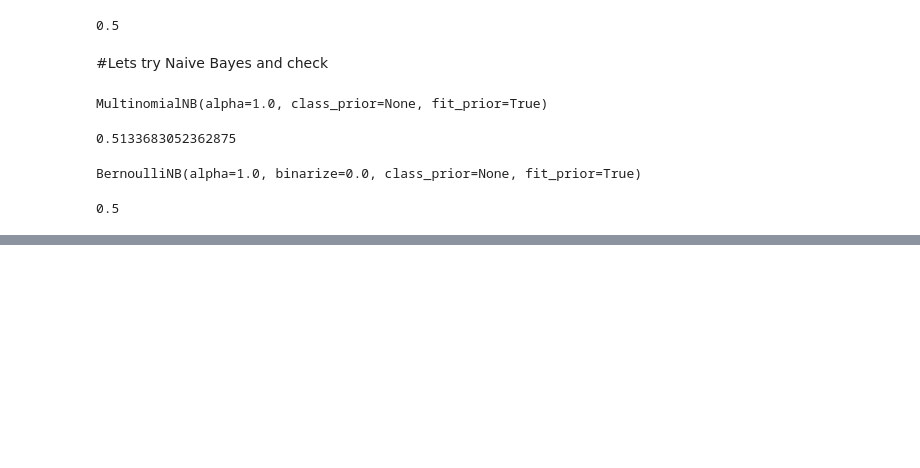
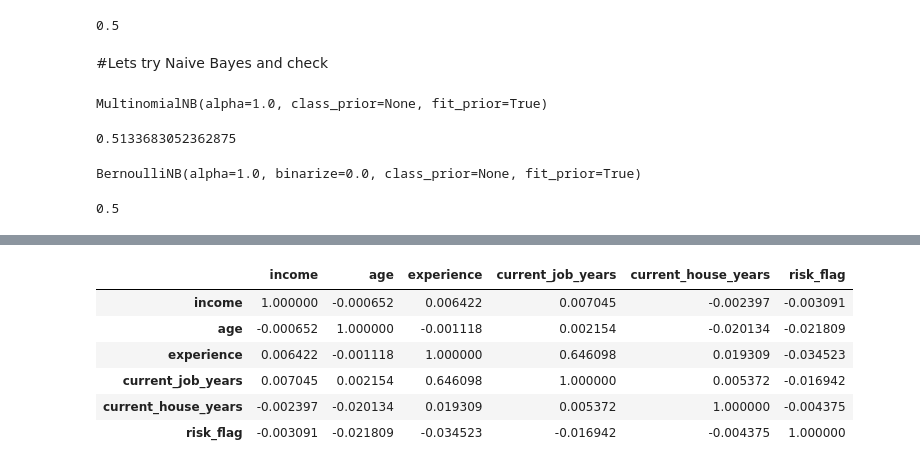
Before and after one commit to shameer-phy/ML, a Jupyter notebook: Hackathons/univ.ai/Loan_Default.ipynb, the cells around one changed output, grey strips where cells are left out. Cells and saved outputs as stored; diff of their text form; code cells hidden in the pictures; blank space fills up the shorter version.

```diff
--- a/Hackathons/univ.ai/Loan_Default.ipynb
+++ b/Hackathons/univ.ai/Loan_Default.ipynb
@@ -341,0 +490,10 @@ roc_auc_score(ytest,ypred)
+# %%
+ldnew.corr()
+# %% [output]
+|  | income | age | experience | current_job_years | current_house_years | risk_flag |
+| income | 1.000000 | -0.000652 | 0.006422 | 0.007045 | -0.002397 | -0.003091 |
+| age | -0.000652 | 1.000000 | -0.001118 | 0.002154 | -0.020134 | -0.021809 |
+| experience | 0.006422 | -0.001118 | 1.000000 | 0.646098 | 0.019309 | -0.034523 |
+| current_job_years | 0.007045 | 0.002154 | 0.646098 | 1.000000 | 0.005372 | -0.016942 |
+| current_house_years | -0.002397 | -0.020134 | 0.019309 | 0.005372 | 1.000000 | -0.004375 |
+| risk_flag | -0.003091 | -0.021809 | -0.034523 | -0.016942 | -0.004375 | 1.000000 |
```
Also changed, not shown: parts of 44 cells of this notebook.
